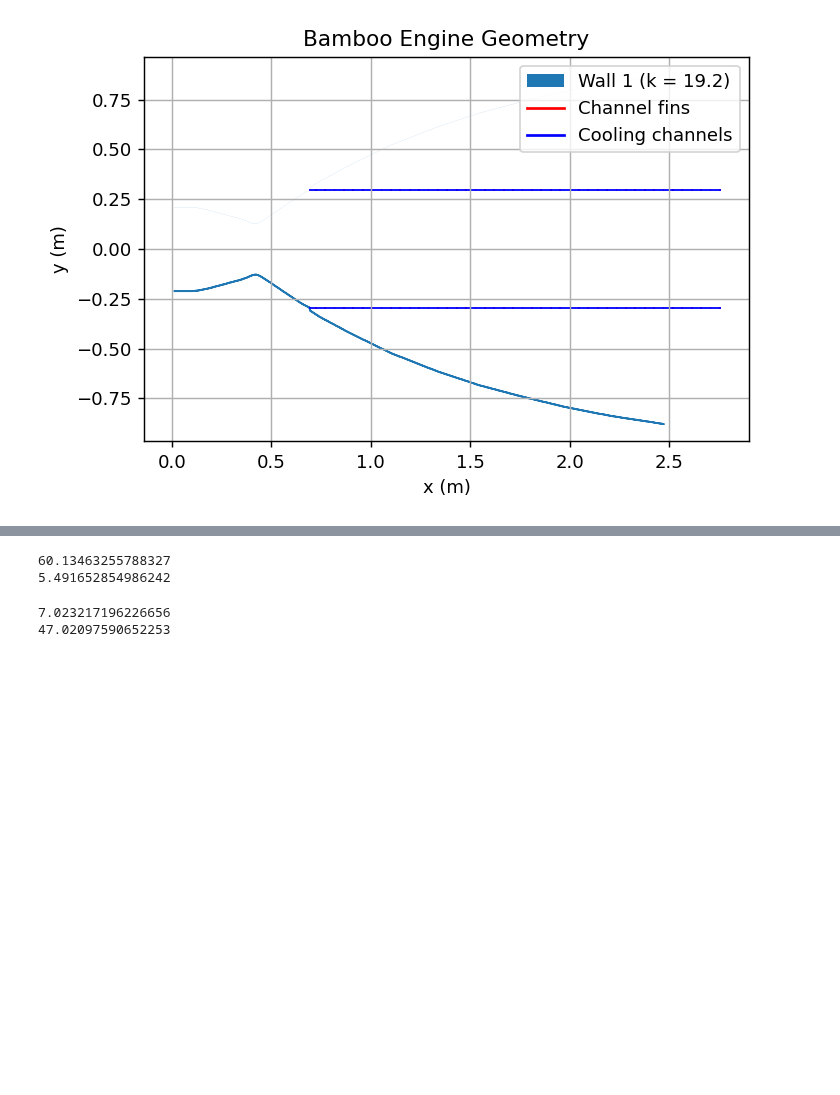
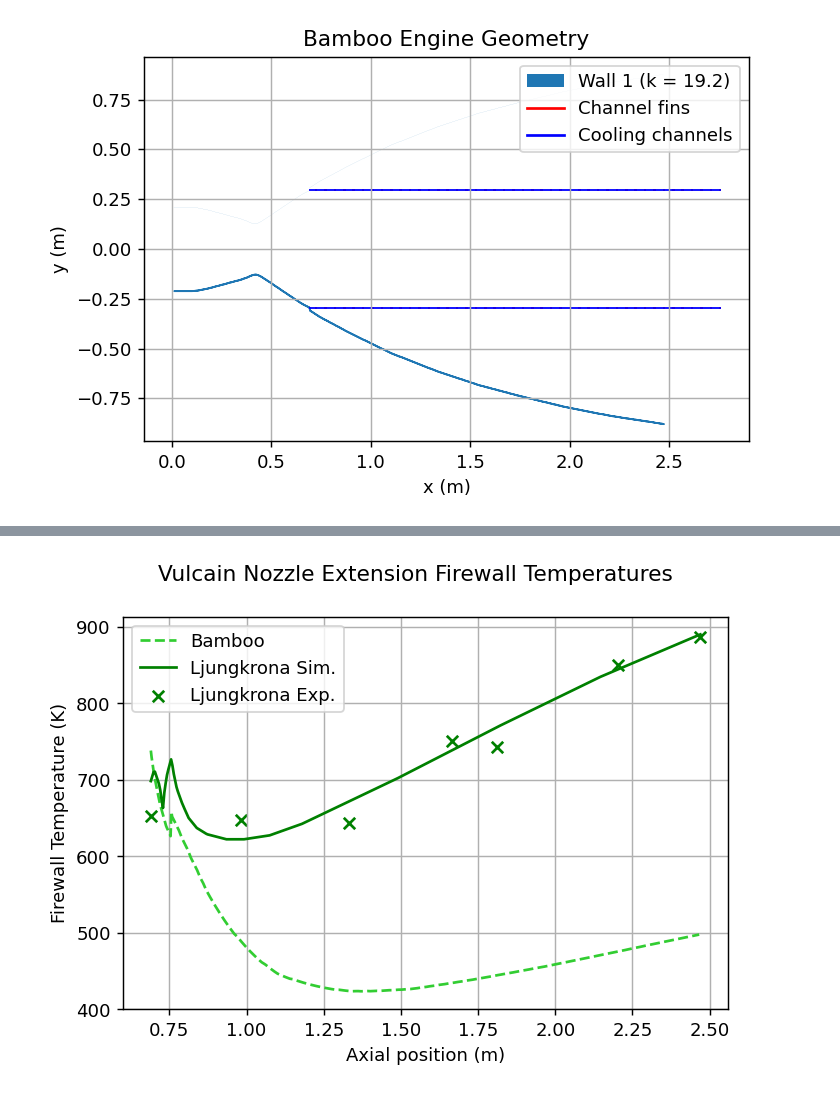
Before and after one commit to cuspaceflight/bamboo, a Jupyter notebook: validation/Vulcain Nozzle Extension.ipynb, the cells around one changed output, grey strips where cells are left out. Saved outputs shown, nothing was run; the diff lists cells and outputs as text; code cells hidden in the pictures; blank space fills up the shorter version.

```diff
--- a/validation/Vulcain Nozzle Extension.ipynb
+++ b/validation/Vulcain Nozzle Extension.ipynb
@@ -254,12 +251,34 @@ bam.plot.plot_coolant_velocity(bamboo_data)
-# %%
-print(bamboo_data["rho_coolant"][0])
-print(bamboo_data["V_coolant"][0])
-# %% [output]
-60.13463255788327
-5.491652854986242
-# %%
-print(bamboo_data["rho_coolant"][-1])
-print(bamboo_data["V_coolant"][-1])
-# %% [output]
-7.023217196226656
-47.02097590652253
+# %%
+# Plot exhaust side wall temperatures
+fig, ax = plt.subplots()
+fig.suptitle("Vulcain Nozzle Extension Firewall Temperatures")
+
+# Plot wall temperatures
+ax.plot(bamboo_results["x"],
+        np.array(bamboo_results["T"])[:,2],
+        label= "Bamboo",
+        color= "limegreen",
+        linestyle = "--")
+
+# Plot their simulation data
+ax.plot(data["Ljungkrona"]["Extension Firewall Temperature (Sim)"]["x"],
+        data["Ljungkrona"]["Extension Firewall Temperature (Sim)"]["y"],
+        label= "Ljungkrona Sim.",
+        color= "green")
+
+# Plot their experimental datapoints
+ax.scatter(data["Ljungkrona"]["Extension Firewall Temperature (Exp)"]["x"],
+           data["Ljungkrona"]["Extension Firewall Temperature (Exp)"]["y"],
+           s = 40,
+           marker = 'x',
+           color = "green",
+           label = "Ljungkrona Exp.")
+
+# Formatting
+ax.set_ylabel("Firewall Temperature (K)")
+ax.set_xlabel("Axial position (m)")
+ax.grid()
+ax.legend()
+plt.show()
+# %% [output]
+[figure, added]
```
Also changed, not shown: parts of 14 cells of this notebook, 10 other files.
